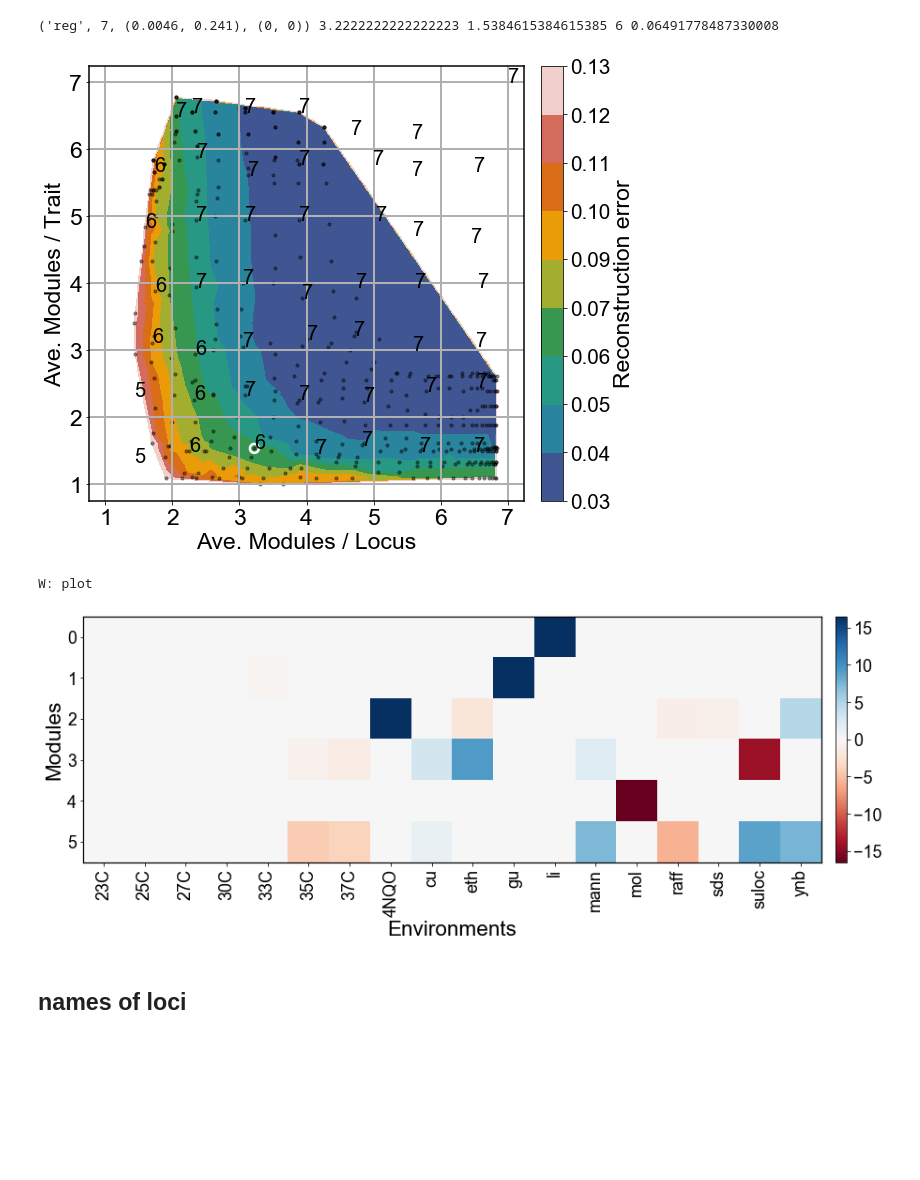
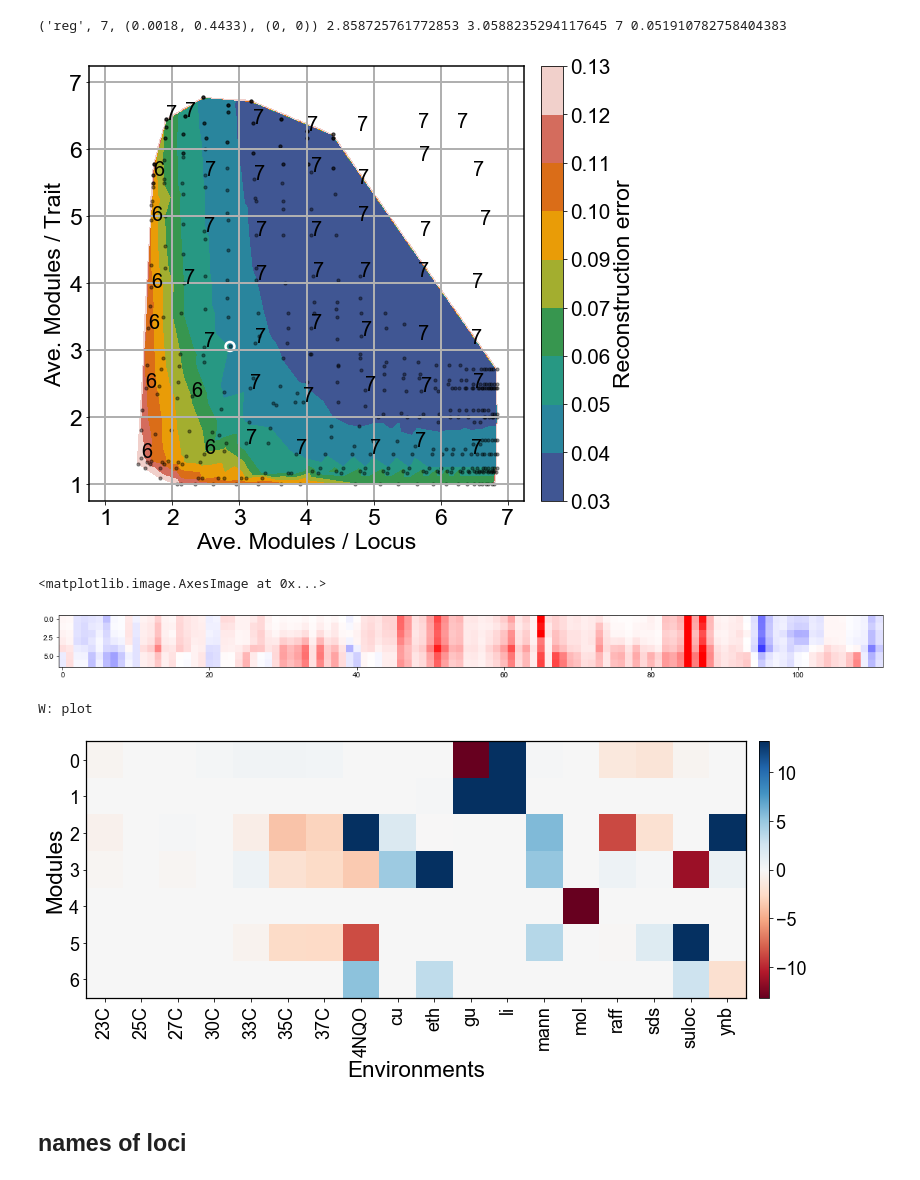
Before and after one commit to spetti/sparse-structure-discovery, a Jupyter notebook: SSD/BBQ_sankey_excel.ipynb, the cells around one changed output. Drawn from its saved outputs; the diff is of its cells as text; code cells hidden in the pictures; blank space fills up the shorter version.

```diff
--- a/SSD/BBQ_sankey_excel.ipynb
+++ b/SSD/BBQ_sankey_excel.ipynb
@@ -25,7 +25,7 @@ lamb1_range = 10**(np.linspace(np.log10(1e-4),np.log10(1e-2),25))
 lamb1_fixed = [1e-4]
 lamb2_fixed = [1e-3]
 directory = "pickled_factorizers_6_15"
-mode = f"BBQ"
+mode = f"bbq"
 print(mode)
 fcts = pickle.load(open(f"{directory}/{mode}","rb"))
 # %% [output]
@@ -35,21 +35,22 @@ yrange = (0,.2)
 xrange = (0,8)
 figsize = (3,5)
 xt =[2,4,6,8]
-name = mode
+name = "BBQ"
 fct = fcts[(name ,None,None)]
 K = fct.computed_params(printout = False)[0][1]
 print(K)
-fct_rots = [fcts[(name, None, i)] for i in [3,4,5]]
-rotate = "loci"
-#plot_rotation_test(fct, fct_rot, K, lamb1_fixed, lamb2_range, xrange, yrange, rotate, fs = 20, svd_k=K, true_line = False, save_name = fig_path + "Mrot_" + mode + ".pdf")
-plot_rotation_test_w_error(fct, fct_rots, K, lamb1_fixed, lamb2_range, xrange, yrange, rotate, fs = 20, svd_k=K, true_line = False, save_name = None, figsize = figsize, xticks = xt, oc='tab:red', rotc='dimgrey', labels= True, legend = False)
-plot_rotation_test_w_error(fct, fct_rots, K, lamb1_fixed, lamb2_range, xrange, yrange, rotate, fs = 20, svd_k=K, true_line = False, save_name = f"{fig_path}/{rotate}_rot_test.svg", figsize = figsize, xticks = xt, oc='tab:red', rotc='dimgrey', labels= False, legend = False)
+if False:
+    fct_rots = [fcts[(name, None, i)] for i in [3,4,5]]
+    rotate = "loci"
+    #plot_rotation_test(fct, fct_rot, K, lamb1_fixed, lamb2_range, xrange, yrange, rotate, fs = 20, svd_k=K, true_line = False, save_name = fig_path + "Mrot_" + mode + ".pdf")
+    plot_rotation_test_w_error(fct, fct_rots, K, lamb1_fixed, lamb2_range, xrange, yrange, rotate, fs = 20, svd_k=K, true_line = False, save_name = None, figsize = figsize, xticks = xt, oc='tab:red', rotc='dimgrey', labels= True, legend = False)
+    plot_rotation_test_w_error(fct, fct_rots, K, lamb1_fixed, lamb2_range, xrange, yrange, rotate, fs = 20, svd_k=K, true_line = False, save_name = f"{fig_path}/{rotate}_rot_test.svg", figsize = figsize, xticks = xt, oc='tab:red', rotc='dimgrey', labels= False, legend = False)
 
 
-fct_rots = [fcts[(name, i, None)] for i in [0,1,2]]
-rotate = "env"
-#plot_rotation_test(fct, fct_rot, K, lamb1_range, lamb2_fixed, xrange, yrange, rotate, fs = 20, svd_k=K, true_line = False, save_name =  fig_path + "Wrot_" + mode + ".pdf")
-plot_rotation_test_w_error(fct, fct_rots, K, lamb1_range, lamb2_fixed, xrange, yrange, rotate, fs = 20, svd_k=K, true_line = False, save_name = None, figsize = figsize, xticks = xt, oc='tab:blue', rotc='dimgrey', labels= True, legend = False)
-plot_rotation_test_w_error(fct, fct_rots, K, lamb1_range, lamb2_fixed, xrange, yrange, rotate, fs = 20, svd_k=K, true_line = False, save_name = f"{fig_path}/{rotate}_rot_test.svg", figsize = figsize, xticks = xt, oc='tab:blue', rotc='dimgrey', labels= False, legend = False)
+    fct_rots = [fcts[(name, i, None)] for i in [0,1,2]]
+    rotate = "env"
+    #plot_rotation_test(fct, fct_rot, K, lamb1_range, lamb2_fixed, xrange, yrange, rotate, fs = 20, svd_k=K, true_line = False, save_name =  fig_path + "Wrot_" + mode + ".pdf")
+    plot_rotation_test_w_error(fct, fct_rots, K, lamb1_range, lamb2_fixed, xrange, yrange, rotate, fs = 20, svd_k=K, true_line = False, save_name = None, figsize = figsize, xticks = xt, oc='tab:blue', rotc='dimgrey', labels= True, legend = False)
+    plot_rotation_test_w_error(fct, fct_rots, K, lamb1_range, lamb2_fixed, xrange, yrange, rotate, fs = 20, svd_k=K, true_line = False, save_name = f"{fig_path}/{rotate}_rot_test.svg", figsize = figsize, xticks = xt, oc='tab:blue', rotc='dimgrey', labels= False, legend = False)
 # %% [output]
 7
@@ -60,5 +57,4 @@ plot_rotation_test_w_error(fct, fct_rots, K, lamb1_range, lamb2_fixed, xrange, y
 # %%
-K = 7
 ve = .25
 minx = 1-ve
 maxx = K+ve
@@ -71,22 +67,28 @@ kpts = []
 for i in np.linspace(1.5,6.5,7):
     for j in np.linspace(1.5,6.5,7):
         kpts.append((i,j))
-
-labeled_points = [(3.2, 1.6)]
+pt = (3, 3)
+labeled_points = [pt]
 plot_solution_space(fct, K, lamb1_range,lamb2_range, minx, maxx, miny, maxy, vmax, vmin,fs = 23,\
                     scatter=True, scatter_restricted=True, restrict_in_range = True, k_labeled_points = kpts , circled_points = labeled_points, save_name = fig_path + "sols_" + mode + ".pdf")
 # %% [output]
-('reg', 7, (0.0046, 0.241), (0, 0)) 3.2222222222222223 1.5384615384615385 6 0.06491778487330008
+('reg', 7, (0.0018, 0.4433), (0, 0)) 2.858725761772853 3.0588235294117645 7 0.051910782758404383
-[figure, old version]
+[figure, new version]
+# %%
+plt.figure(figsize = (20,5))
+plt.imshow(fct.FF[:7,np.mean(np.abs(fct.FF[:7,:]), axis = 0)>.3], vmin = -5, vmax = 5, cmap= 'bwr')
+# %% [output]
+<matplotlib.image.AxesImage at 0x...>
+[figure, added]
 # %%
-p = fct.find_key(3.1,1.8)
-plot_Ws(fct, p, pp = 98, labelsize = 18,save_name = fig_path + "W_" + mode + ".pdf")
+p = fct.find_key(pt[0],pt[1])
+plot_Ws(fct, p, pp = 96, labelsize = 18,save_name = fig_path + "W_" + mode + ".pdf")
 #filtl =  np.max(np.abs(F),axis=0) > 0.005
 #plot_Ms(fct, p, pp = 100, restricted = filtl, two_line= True, labelsize = 24, max_cols = 120, save_name = fig_path + "M_" + mode + ".pdf")
 #display_modularity(fct, p, save_name =  fig_path + "modhist_" + mode + ".pdf")
 # %% [output]
 W: plot
-[figure, old version]
+[figure, new version]
 # %% [markdown]
 ## names of loci
 # %%
```
Also changed, not shown: parts of 14 cells of this notebook.
